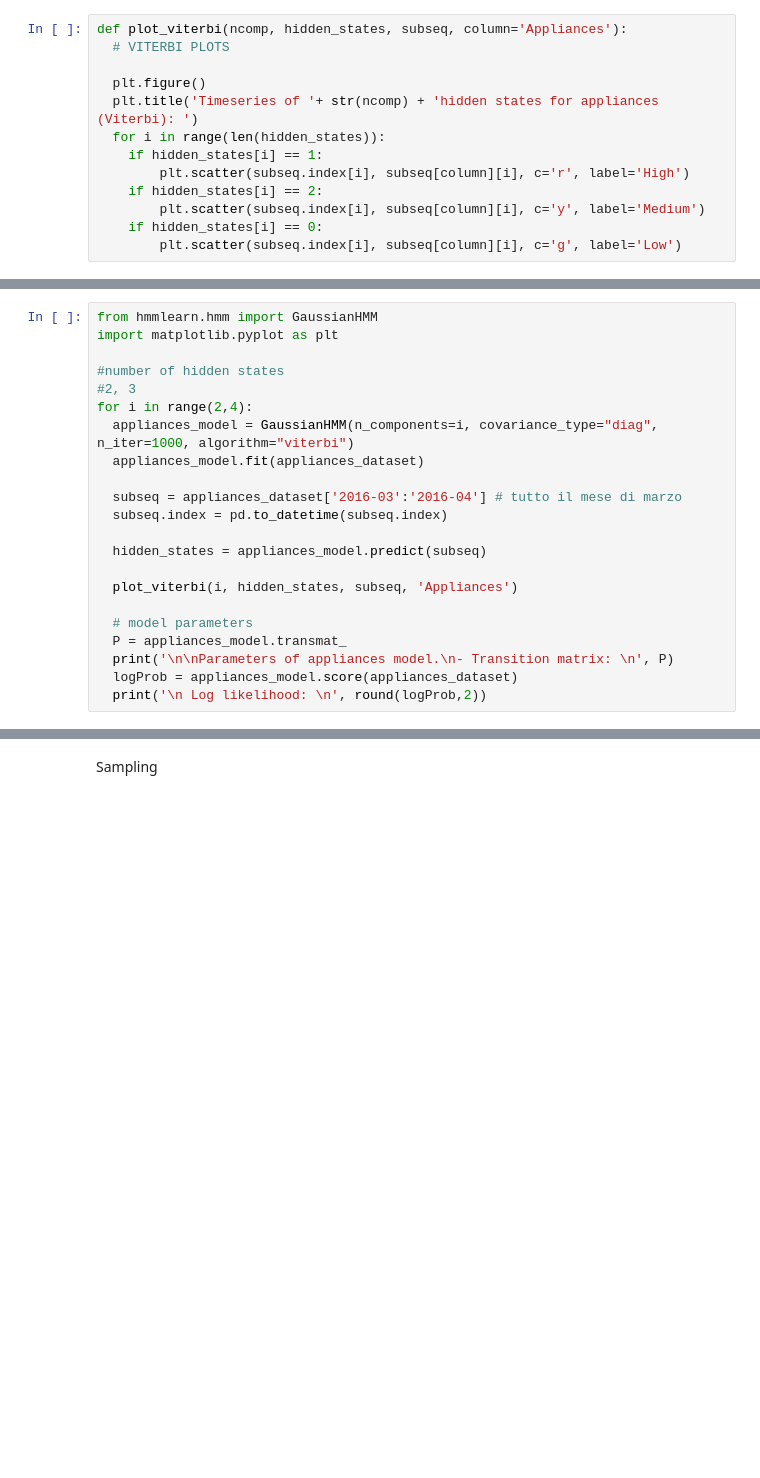
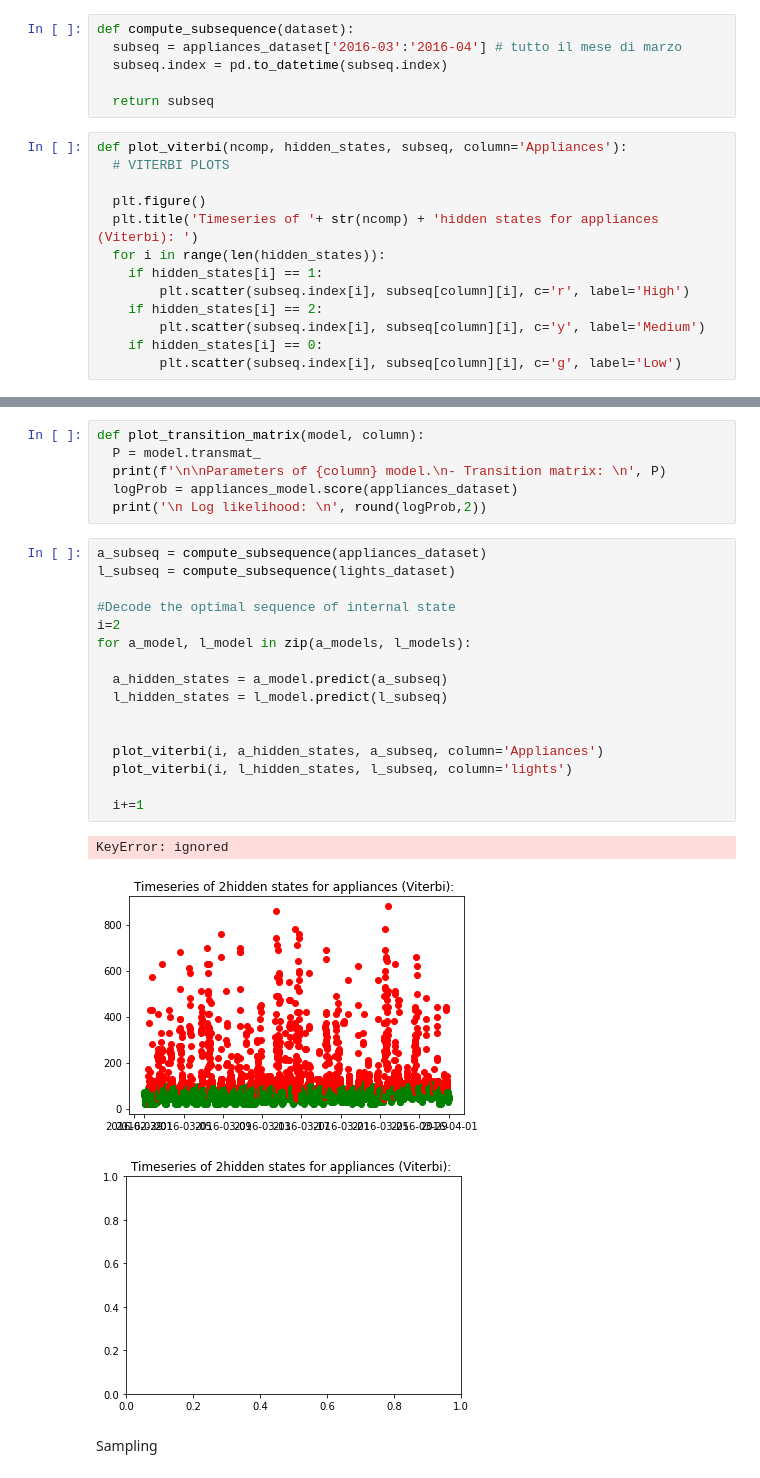
Before and after one commit to Sopralapanca/ISPRMidterm2Ass1, a Jupyter notebook: ISPR_MIDTERM2.ipynb, the cells around one changed output, grey strips where cells are left out. Drawn from its saved outputs; the diff is of its cells as text; blank space fills up the shorter version.

```diff
--- a/ISPR_MIDTERM2.ipynb
+++ b/ISPR_MIDTERM2.ipynb
@@ -103,3 +110,9 @@ HMM
+# %%
+def compute_subsequence(dataset):
+  subseq = appliances_dataset['2016-03':'2016-04'] # tutto il mese di marzo
+  subseq.index = pd.to_datetime(subseq.index)
+
+  return subseq
 # %%
 def plot_viterbi(ncomp, hidden_states, subseq, column='Appliances'):
   # VITERBI PLOTS
@@ -129,22 +128,0 @@ Creating model
-# %%
-from hmmlearn.hmm import GaussianHMM
-import matplotlib.pyplot as plt
-
-#number of hidden states
-#2, 3
-for i in range(2,4):
-  appliances_model = GaussianHMM(n_components=i, covariance_type="diag", n_iter=1000, algorithm="viterbi")
-  appliances_model.fit(appliances_dataset)
-
-  subseq = appliances_dataset['2016-03':'2016-04'] # tutto il mese di marzo
-  subseq.index = pd.to_datetime(subseq.index)
-
-  hidden_states = appliances_model.predict(subseq)
-
-  plot_viterbi(i, hidden_states, subseq, 'Appliances')
-
-  # model parameters
-  P = appliances_model.transmat_
-  print('\n\nParameters of appliances model.\n- Transition matrix: \n', P)
-  logProb = appliances_model.score(appliances_dataset)
-  print('\n Log likelihood: \n', round(logProb,2))
@@ -171,3 +129,29 @@ Parameters of appliances model.
+# %%
+def plot_transition_matrix(model, column):
+  P = model.transmat_
+  print(f'\n\nParameters of {column} model.\n- Transition matrix: \n', P)
+  logProb = appliances_model.score(appliances_dataset)
+  print('\n Log likelihood: \n', round(logProb,2))
+# %%
+a_subseq = compute_subsequence(appliances_dataset)
+l_subseq = compute_subsequence(lights_dataset)
+
+#Decode the optimal sequence of internal state
+i=2
+for a_model, l_model in zip(a_models, l_models):
+
+  a_hidden_states = a_model.predict(a_subseq)
+  l_hidden_states = l_model.predict(l_subseq)
+
+
+  plot_viterbi(i, a_hidden_states, a_subseq, column='Appliances')
+  plot_viterbi(i, l_hidden_states, l_subseq, column='lights')
+
+  i+=1
+# %% [output]
+KeyError: ignored
+[figure, added]
+[figure, added]
 # %% [markdown]
 Sampling
 # %%
```
Also changed, not shown: parts of 11 cells of this notebook.
